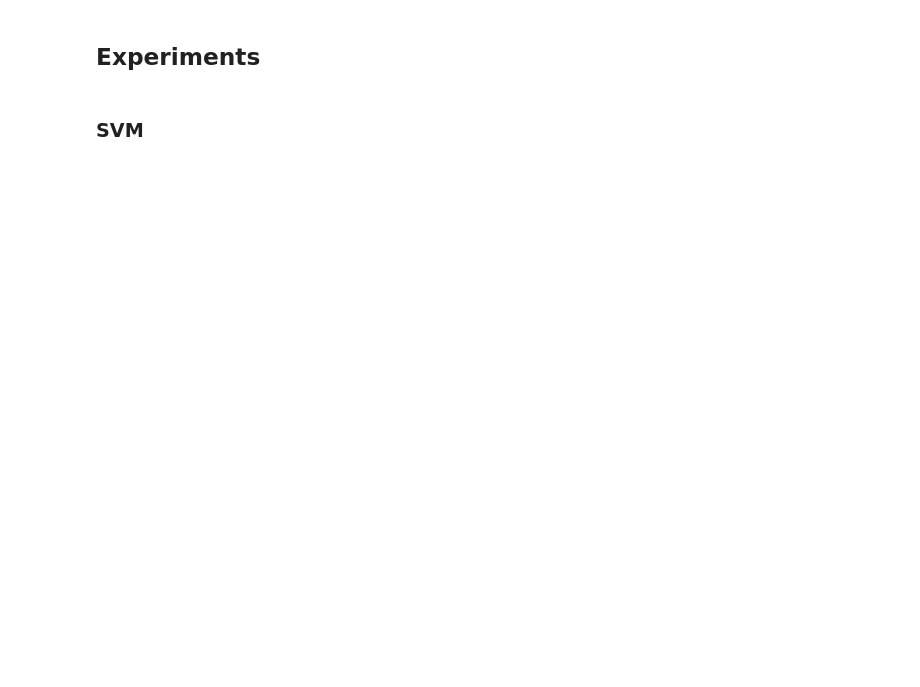
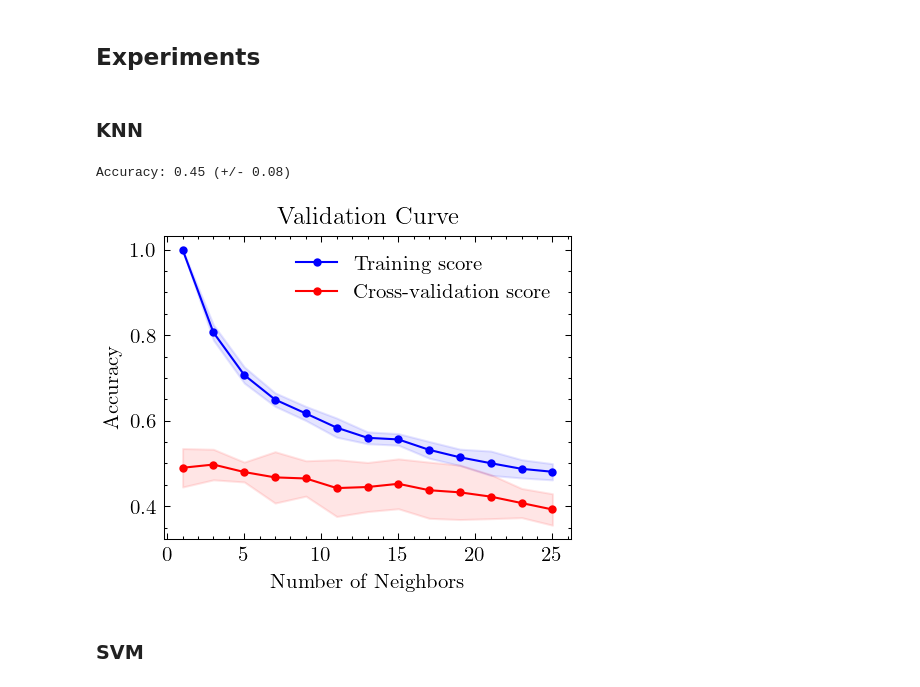
Before and after one commit to FilippoUslenghi/audio-pattern, a Jupyter notebook: data_analysis.ipynb, the cells around one changed output. Saved outputs shown, nothing was run; the diff lists cells and outputs as text; code cells hidden in the pictures; blank space fills up the shorter version.

```diff
--- a/data_analysis.ipynb
+++ b/data_analysis.ipynb
@@ -226,4 +267,80 @@ array([0.3593912, 0.1343477], dtype=float32)
 # %% [markdown]
 ## Experiments
+# %% [markdown]
+### KNN
+# %%
+# Train a knn classifier on the features with onevsrest strategy
+from sklearn.neighbors import KNeighborsClassifier
+from sklearn.model_selection import cross_val_score
+from sklearn.pipeline import make_pipeline
+from sklearn.multiclass import OneVsRestClassifier
+from sklearn.model_selection import validation_curve
+
+X = features
+y = df["class"]
+knn = KNeighborsClassifier(n_neighbors=3)
+clf = OneVsRestClassifier(knn)
+scores = cross_val_score(clf, X, y, cv=5)
+print(f"Accuracy: {scores.mean():.2f} (+/- {scores.std() * 2:.2f})")
+
+param_range = [1, 3, 5, 7, 9, 11, 13, 15, 17, 19, 21, 23, 25]
+train_scores, test_scores = validation_curve(
+    KNeighborsClassifier(),
+    X,
+    y,
+    param_name="n_neighbors",
+    param_range=param_range,
+    cv=5,
+    scoring="accuracy",
+)
+
+# Calculate mean and standard deviation of training scores
+train_mean = np.mean(train_scores, axis=1)
+train_std = np.std(train_scores, axis=1)
+
+# Calculate mean and standard deviation of test scores
+test_mean = np.mean(test_scores, axis=1)
+test_std = np.std(test_scores, axis=1)
+
+# Plot validation curve
+plt.figure(dpi=150)
+plt.plot(
+    param_range,
+    train_mean,
+    label="Training score",
+    color="blue",
+    marker="o",
+    markersize=3,
+)
+plt.fill_between(
+    param_range,
+    train_mean - train_std,
+    train_mean + train_std,
+    alpha=0.1,
+    color="blue",
+)
+plt.plot(
+    param_range,
+    test_mean,
+    label="Cross-validation score",
+    color="red",
+    marker="o",
+    markersize=3,
+)
+plt.fill_between(
+    param_range,
+    test_mean - test_std,
+    test_mean + test_std,
+    alpha=0.1,
+    color="red",
+)
+plt.title("Validation Curve")
+plt.xlabel("Number of Neighbors")
+plt.ylabel("Accuracy")
+plt.legend(loc="best")
+plt.show()
+# %% [output]
+Accuracy: 0.45 (+/- 0.08)
+[figure, added]
 # %% [markdown]
 ### SVM
```
Also changed, not shown: parts of 12 cells of this notebook, 5 other files.
